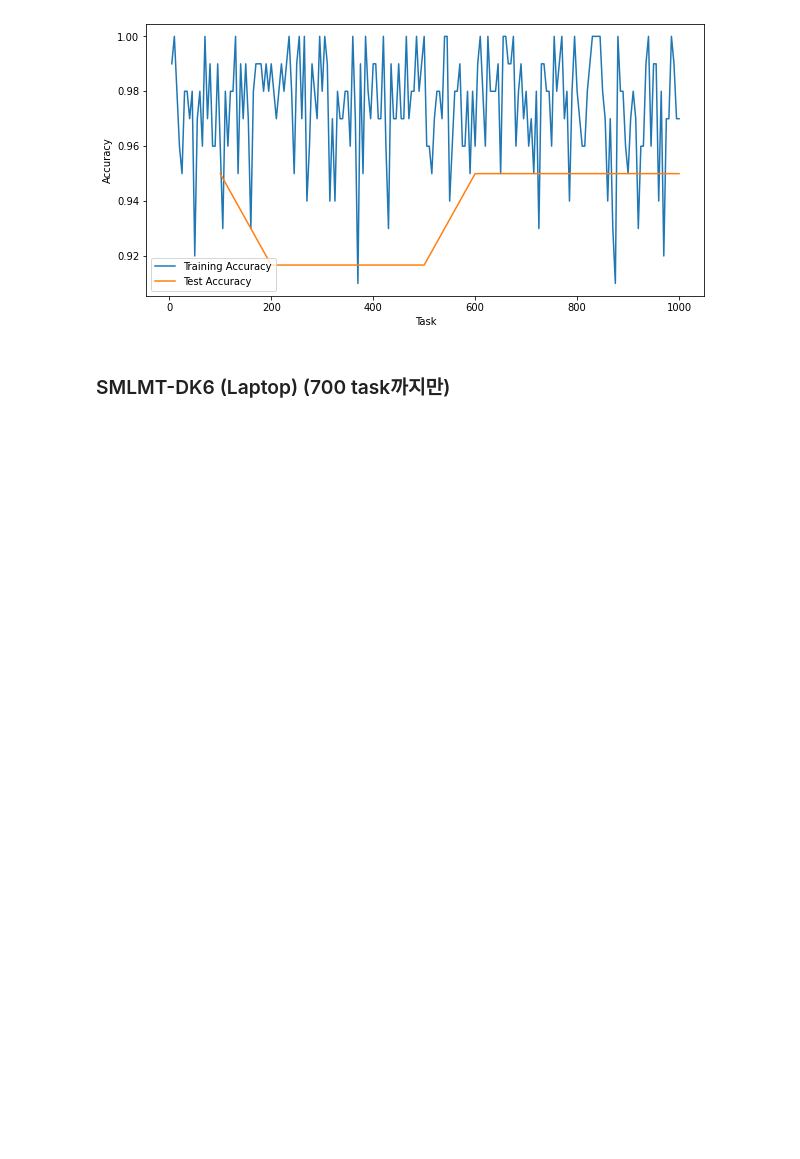
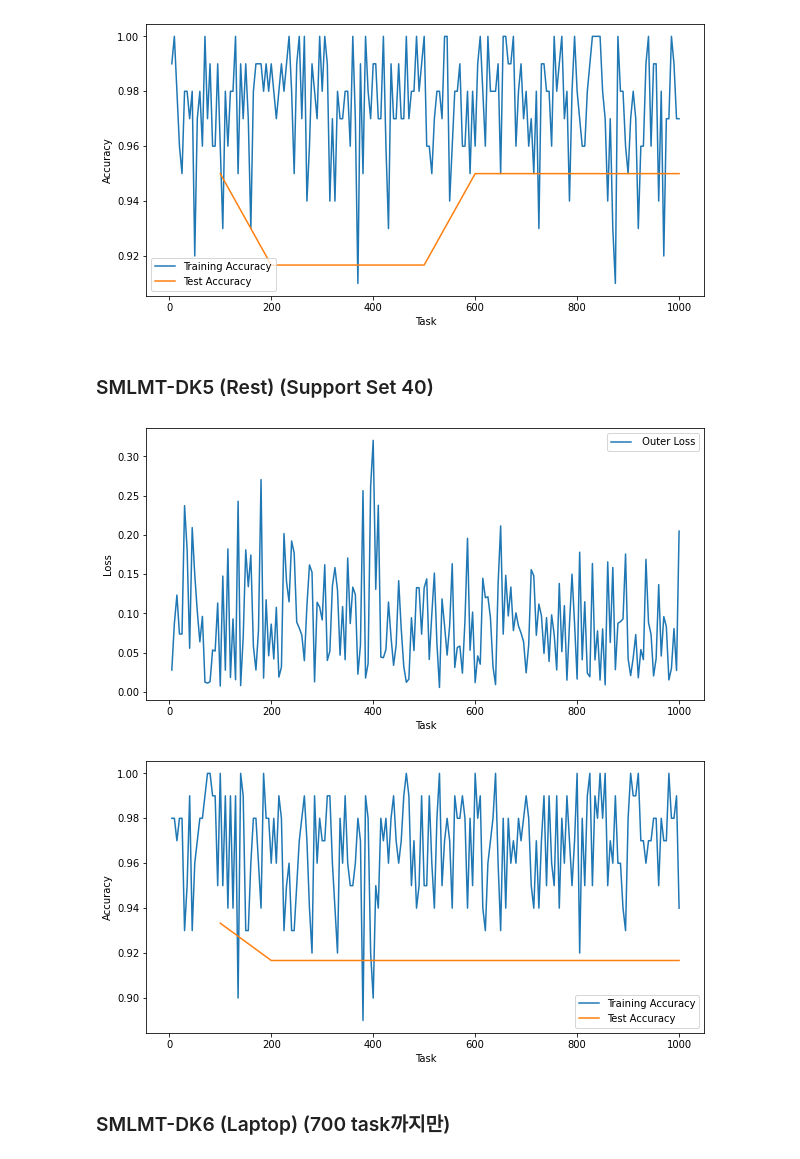
Before and after one commit to hjkim811/SMLMT-PyTorch, a Jupyter notebook: plot_results.ipynb, the cells around one changed output. Drawn from its saved outputs; the diff is of its cells as text; code cells hidden in the pictures; blank space fills up the shorter version.

```diff
--- a/plot_results.ipynb
+++ b/plot_results.ipynb
@@ -226,3 +266,5 @@ plt.legend()
 plt.show()
 # %% [output]
 [figure]
+# %% [markdown]
+### SMLMT-DK5 (Rest) (Support Set 40)
@@ -229,3 +275,9 @@ plt.show()
+# %%
+plot_loss(train_outer_loss)
+plot_acc(train_acc, test_acc)
+# %% [output]
+[figure, added]
+[figure, added]
 # %% [markdown]
 ### SMLMT-DK6 (Laptop) (700 task까지만)
 # %%
```
Also changed, not shown: parts of 13 cells of this notebook.
